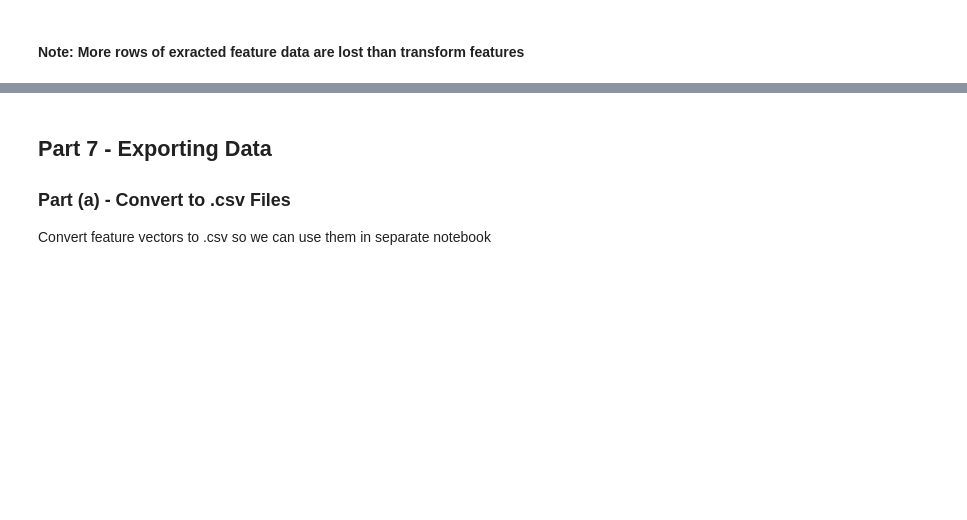
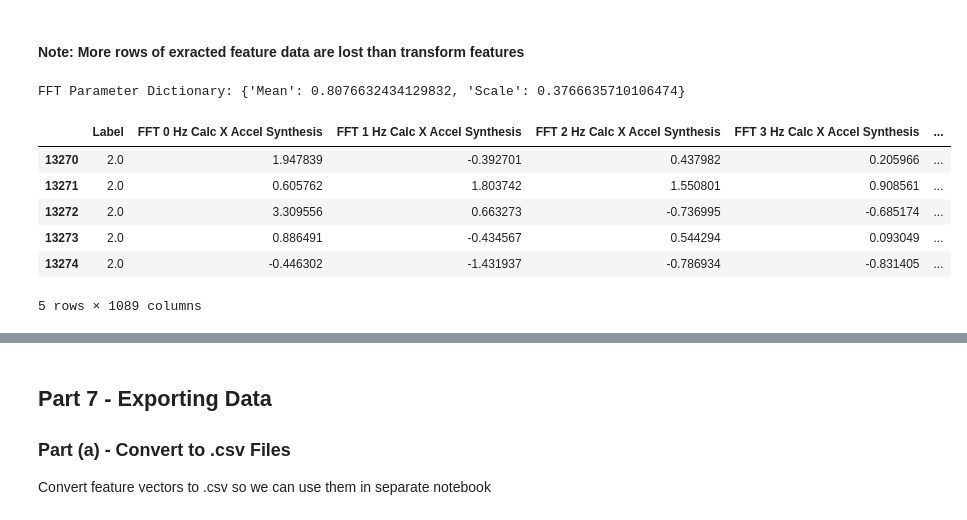
Before and after one commit to KeenanMcConkey/Wheelchair-Terrain-Classification, a Jupyter notebook: TerrainPreprocessing-CombinedManualUserData.ipynb, the cells around one changed output, grey strips where cells are left out. Drawn from its saved outputs; the diff is of its cells as text; code cells hidden in the pictures; blank space fills up the shorter version.

```diff
--- a/TerrainPreprocessing-CombinedManualUserData.ipynb
+++ b/TerrainPreprocessing-CombinedManualUserData.ipynb
@@ -1300,7 +1319,16 @@ fe['Synthesis'].tail()
 #### Note: More rows of exracted feature data are lost than transform features
 # %%
 # Check combined and normalized extracted time feature vectors
-print('Parameter Dictionary: {}'.format(fft_param['Synthesis']['FFT 0 Hz Calc X Vel Synthesis']))
-fft['Synthesis'].tail()
+print('FFT Parameter Dictionary: {}'.format(fft_params['Synthesis']['FFT 0 Hz Calc X Vel Synthesis']))
+ffts['Synthesis'].tail()
+# %% [output]
+FFT Parameter Dictionary: {'Mean': 0.8076632434129832, 'Scale': 0.3766635710106474}
+|  | Label | FFT 0 Hz Calc X Accel Synthesis | FFT 1 Hz Calc X Accel Synthesis | FFT 2 Hz Calc X Accel Synthesis | FFT 3 Hz Calc X Accel Synthesis | ... |
+| 13270 | 2.0 | 1.947839 | -0.392701 | 0.437982 | 0.205966 | ... |
+| 13271 | 2.0 | 0.605762 | 1.803742 | 1.550801 | 0.908561 | ... |
+| 13272 | 2.0 | 3.309556 | 0.663273 | -0.736995 | -0.685174 | ... |
+| 13273 | 2.0 | 0.886491 | -0.434567 | 0.544294 | 0.093049 | ... |
+| 13274 | 2.0 | -0.446302 | -1.431937 | -0.786934 | -0.831405 | ... |
+5 rows × 1089 columns
 # %%
 # Check combined and normalized extracted time feature vectors
```
Also changed, not shown: parts of 8 cells of this notebook, 7 other files.
